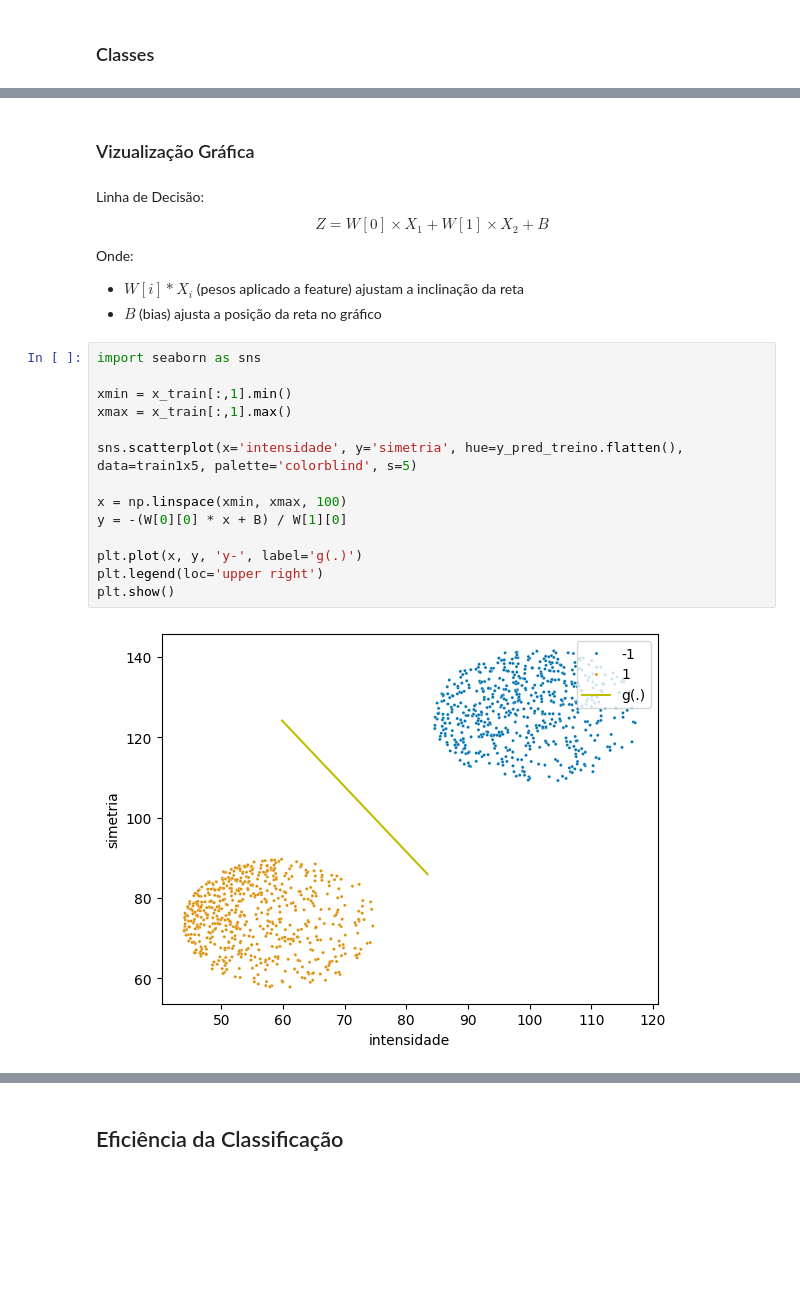
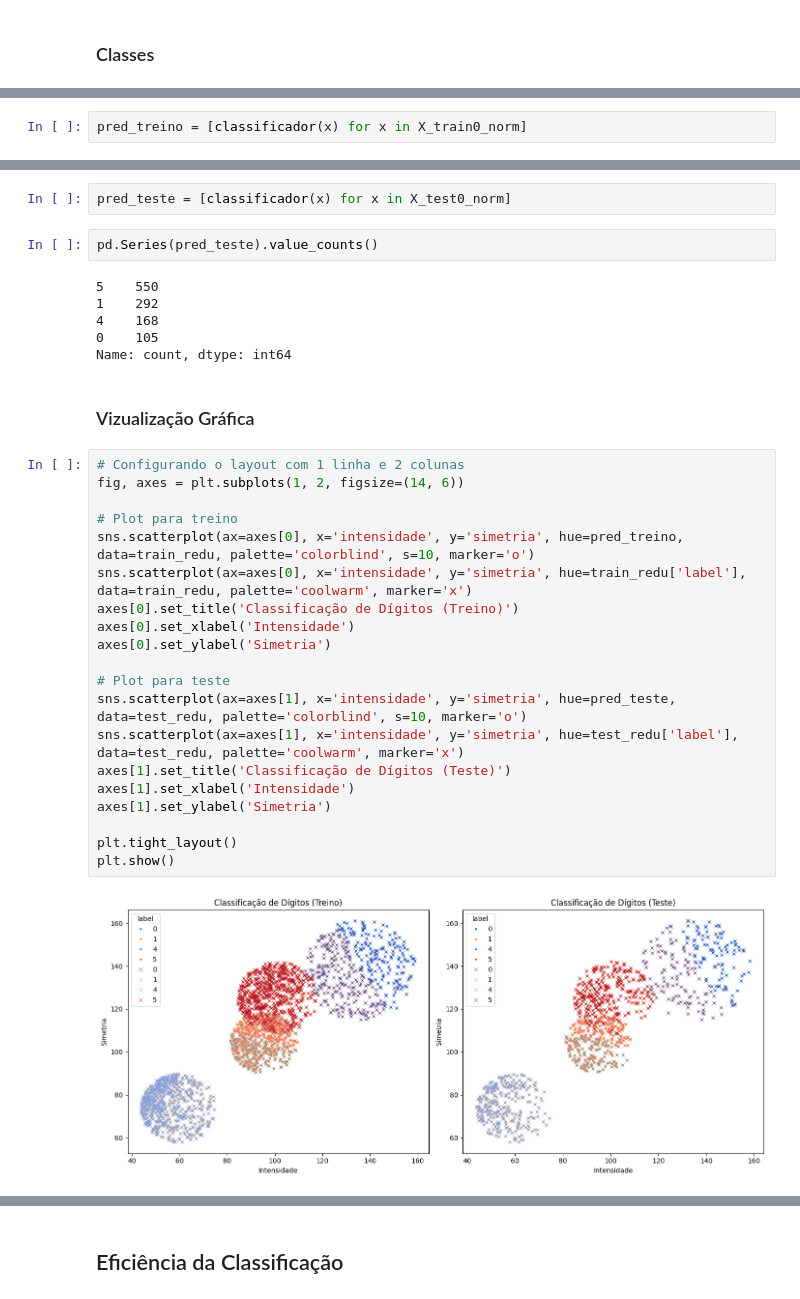
Before and after one commit to adriel1ft/reconhecimento_padroes, a Jupyter notebook: regr_logis_1xtds_-1.ipynb, the cells around one changed output, grey strips where cells are left out. Cells and saved outputs as stored; diff of their text form; blank space fills up the shorter version.

```diff
--- a/regr_logis_1xtds_-1.ipynb
+++ b/regr_logis_1xtds_-1.ipynb
@@ -189,0 +297,2 @@ array([[-0.07398422],
+# %%
+pred_treino = [classificador(x) for x in X_train0_norm]
@@ -190,26 +307,34 @@ array([[-0.07398422],
+# %%
+pred_teste = [classificador(x) for x in X_test0_norm]
+# %%
+pd.Series(pred_teste).value_counts()
+# %% [output]
+5    550
+1    292
+4    168
+0    105
+Name: count, dtype: int64
 # %% [markdown]
 ### Vizualização Gráfica
-# %% [markdown]
-Linha de Decisão:
-$$Z = W[0] \times X_1 + W[1] \times X_2 + B$$
-
-Onde:
-<br>
-- $W[i] * X_i$ (pesos aplicado a feature) ajustam a inclinação da reta <br>
-- $B$ (bias) ajusta a posição da reta no gráfico
-# %%
-import seaborn as sns
-
-xmin = x_train[:,1].min()
-xmax = x_train[:,1].max()
-
-sns.scatterplot(x='intensidade', y='simetria', hue=y_pred_treino.flatten(), data=train1x5, palette='colorblind', s=5)
-
-x = np.linspace(xmin, xmax, 100)
-y = -(W[0][0] * x + B) / W[1][0]
-
-plt.plot(x, y, 'y-', label='g(.)')
-plt.legend(loc='upper right')
-plt.show()
-# %% [output]
-[figure, removed]
+# %%
+# Configurando o layout com 1 linha e 2 colunas
+fig, axes = plt.subplots(1, 2, figsize=(14, 6))
+
+# Plot para treino
+sns.scatterplot(ax=axes[0], x='intensidade', y='simetria', hue=pred_treino, data=train_redu, palette='colorblind', s=10, marker='o')
+sns.scatterplot(ax=axes[0], x='intensidade', y='simetria', hue=train_redu['label'], data=train_redu, palette='coolwarm', marker='x')
+axes[0].set_title('Classificação de Dígitos (Treino)')
+axes[0].set_xlabel('Intensidade')
+axes[0].set_ylabel('Simetria')
+
+# Plot para teste
+sns.scatterplot(ax=axes[1], x='intensidade', y='simetria', hue=pred_teste, data=test_redu, palette='colorblind', s=10, marker='o')
+sns.scatterplot(ax=axes[1], x='intensidade', y='simetria', hue=test_redu['label'], data=test_redu, palette='coolwarm', marker='x')
+axes[1].set_title('Classificação de Dígitos (Teste)')
+axes[1].set_xlabel('Intensidade')
+axes[1].set_ylabel('Simetria')
+
+plt.tight_layout()
+plt.show()
+# %% [output]
+[figure, added]
```
Also changed, not shown: parts of 44 cells of this notebook, 5 other files.
